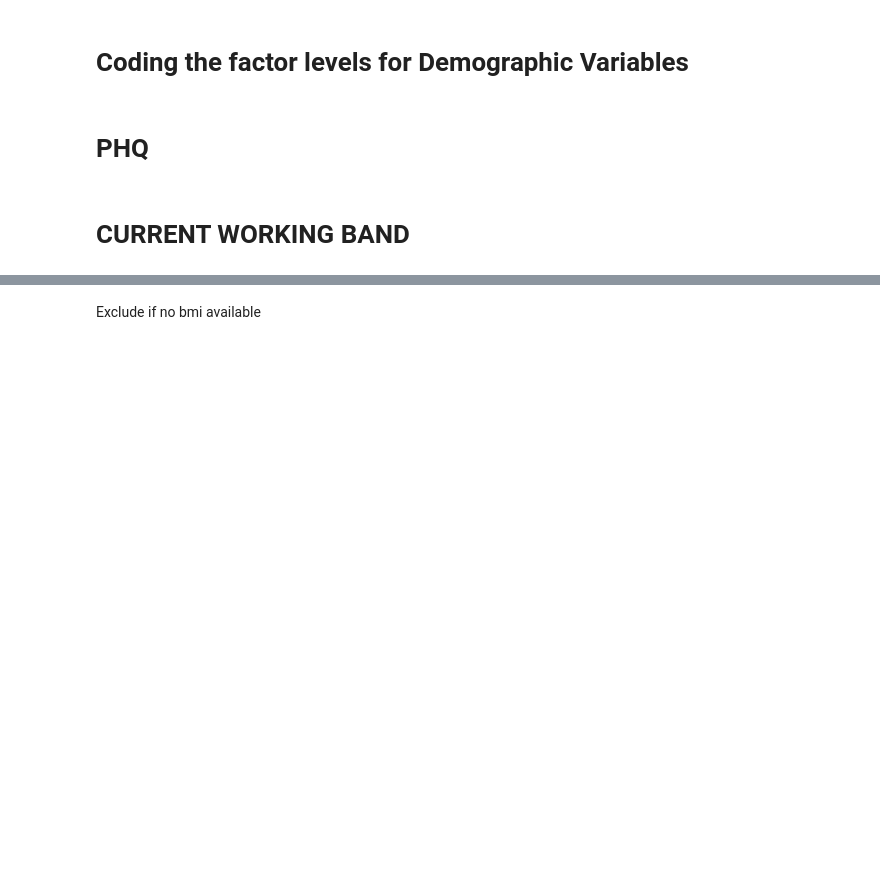
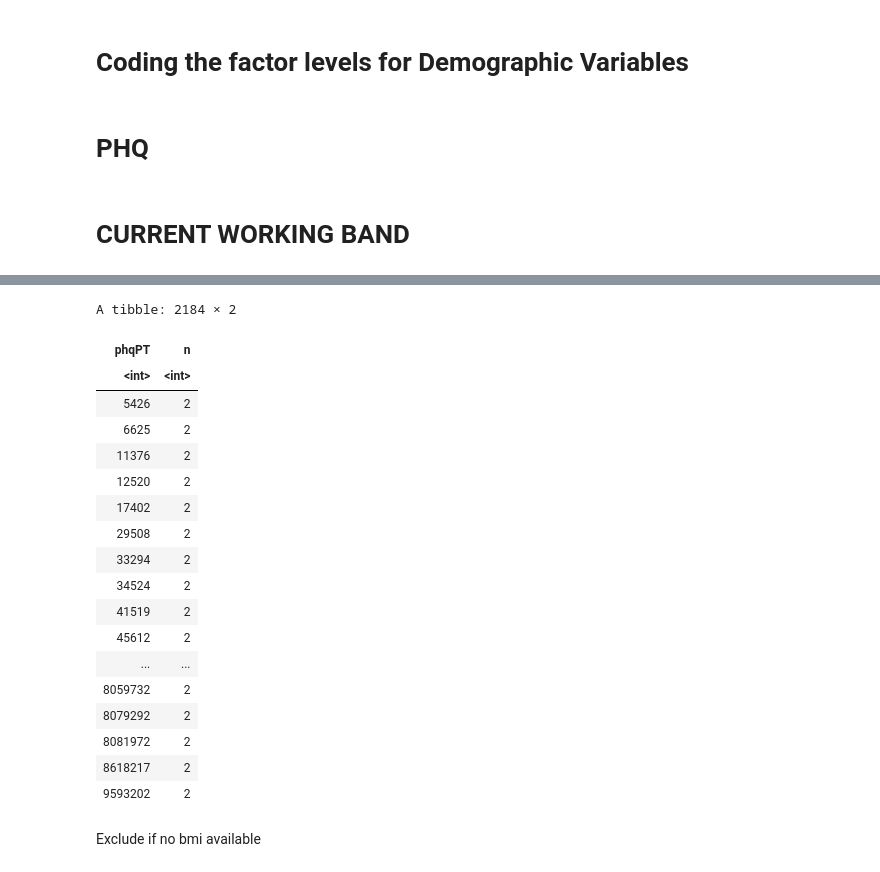
Before and after one commit to nattonge/Aimahead, a Jupyter notebook: PullingDataTogether(1).ipynb, the cells around one changed output, grey strips where cells are left out. Saved outputs shown, nothing was run; the diff lists cells and outputs as text; code cells hidden in the pictures; blank space fills up the shorter version.

```diff
--- a/PullingDataTogether(1).ipynb
+++ b/PullingDataTogether(1).ipynb
@@ -227,6 +319,29 @@ phqcollapse %>% nrow() #2843429
 # %%
 # now I also need to to grab the first instance of an encounter/admindate
 phqfirst<-phqcollapse %>% group_by(phqPT) %>% slice_min(AdminDate)
+# %%
+phqfirst %>% unique() %>%  ungroup() %>% dplyr::summarise(n = dplyr::n(), .by = c(phqPT)) %>%
+dplyr::filter(n > 1L) #2184 dups
+# %% [output]
+A tibble: 2184 × 2
+| phqPT | n |
+| <int> | <int> |
+| 5426 | 2 |
+| 6625 | 2 |
+| 11376 | 2 |
+| 12520 | 2 |
+| 17402 | 2 |
+| 29508 | 2 |
+| 33294 | 2 |
+| 34524 | 2 |
+| 41519 | 2 |
+| 45612 | 2 |
+| ... | ... |
+| 8059732 | 2 |
+| 8079292 | 2 |
+| 8081972 | 2 |
+| 8618217 | 2 |
+| 9593202 | 2 |
 # %% [markdown]
 Exclude if no bmi available
 # %%
```
Also changed, not shown: parts of 66 cells of this notebook, 8 other files.
